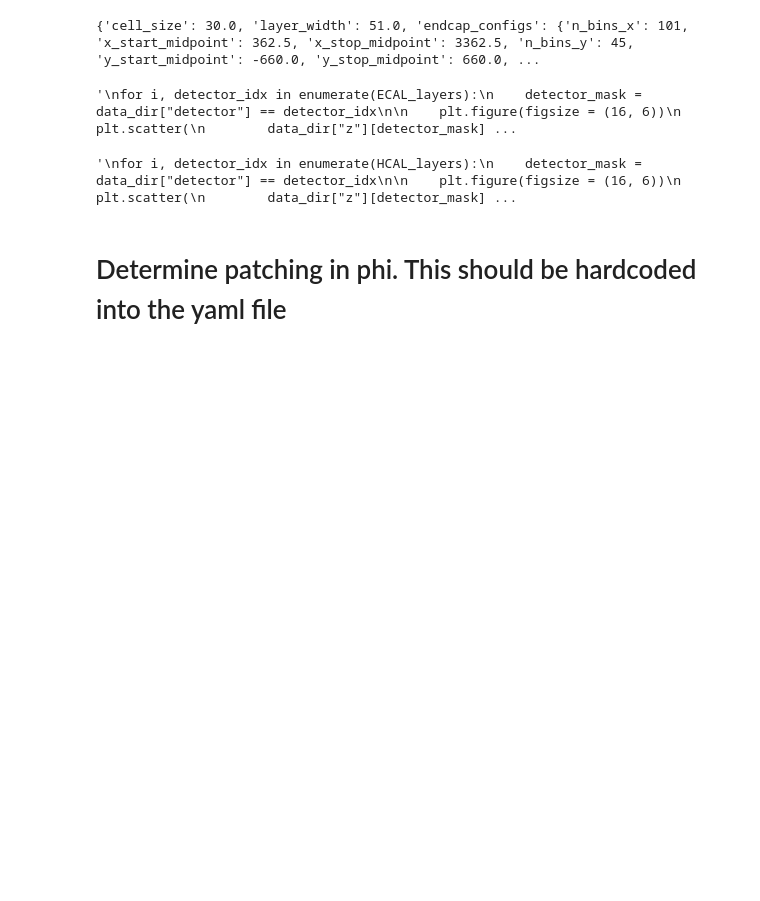
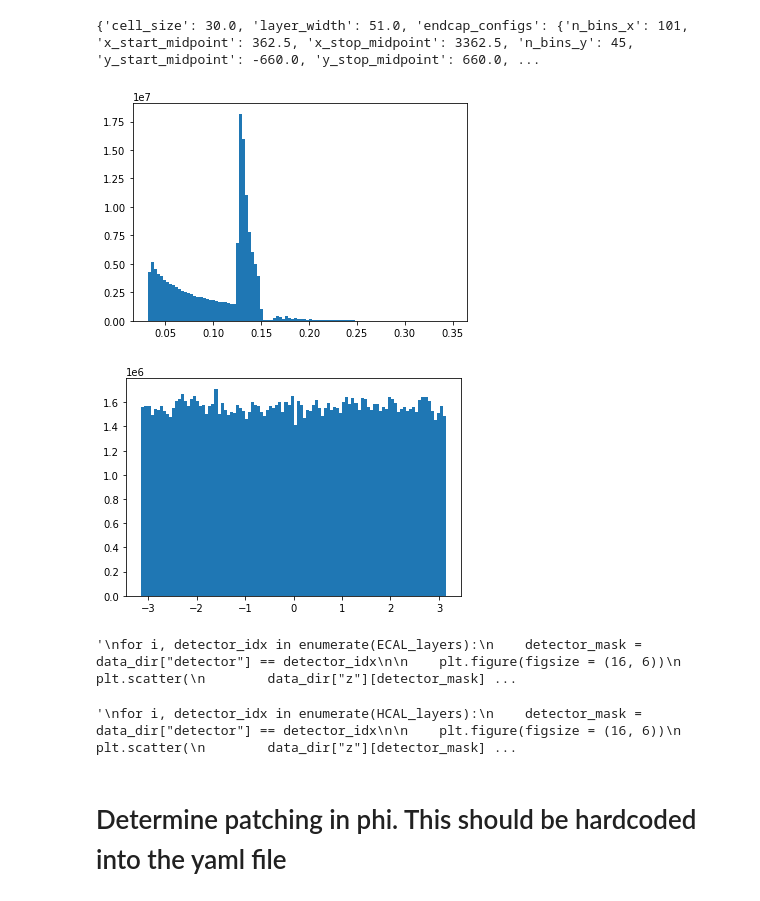
Before and after one commit to erwulff/particlemind, a Jupyter notebook: src/define_patching.ipynb, the cells around one changed output. Cells and saved outputs as stored; diff of their text form; code cells hidden in the pictures; blank space fills up the shorter version.

```diff
--- a/src/define_patching.ipynb
+++ b/src/define_patching.ipynb
@@ -22,10 +22,22 @@ print(detector_patching_params)
 # %%
 # for key in data_dir.keys():
 #     plt.figure()
 #     plt.hist(data_dir[key], bins = 100, histtype = "step", density = True)
 #     plt.xlabel(key)
 #     plt.ylabel("density")
 #     plt.show()
+
+
+plt.figure()
+plt.hist(data_dir["r"] / 1e4, bins = 100)
+plt.show()
+
+plt.figure()
+plt.hist(np.arctan2(data_dir["y"], data_dir["x"]), bins = 100)
+plt.show()
+# %% [output]
+[figure, added]
+[figure, added]
 # %%
 ECAL_layers = [9, 10, 11]
 labels = ["ECAL endcap", "ECAL barrel", "ECAL endcap"]
```
Also changed, not shown: 4 other files.
